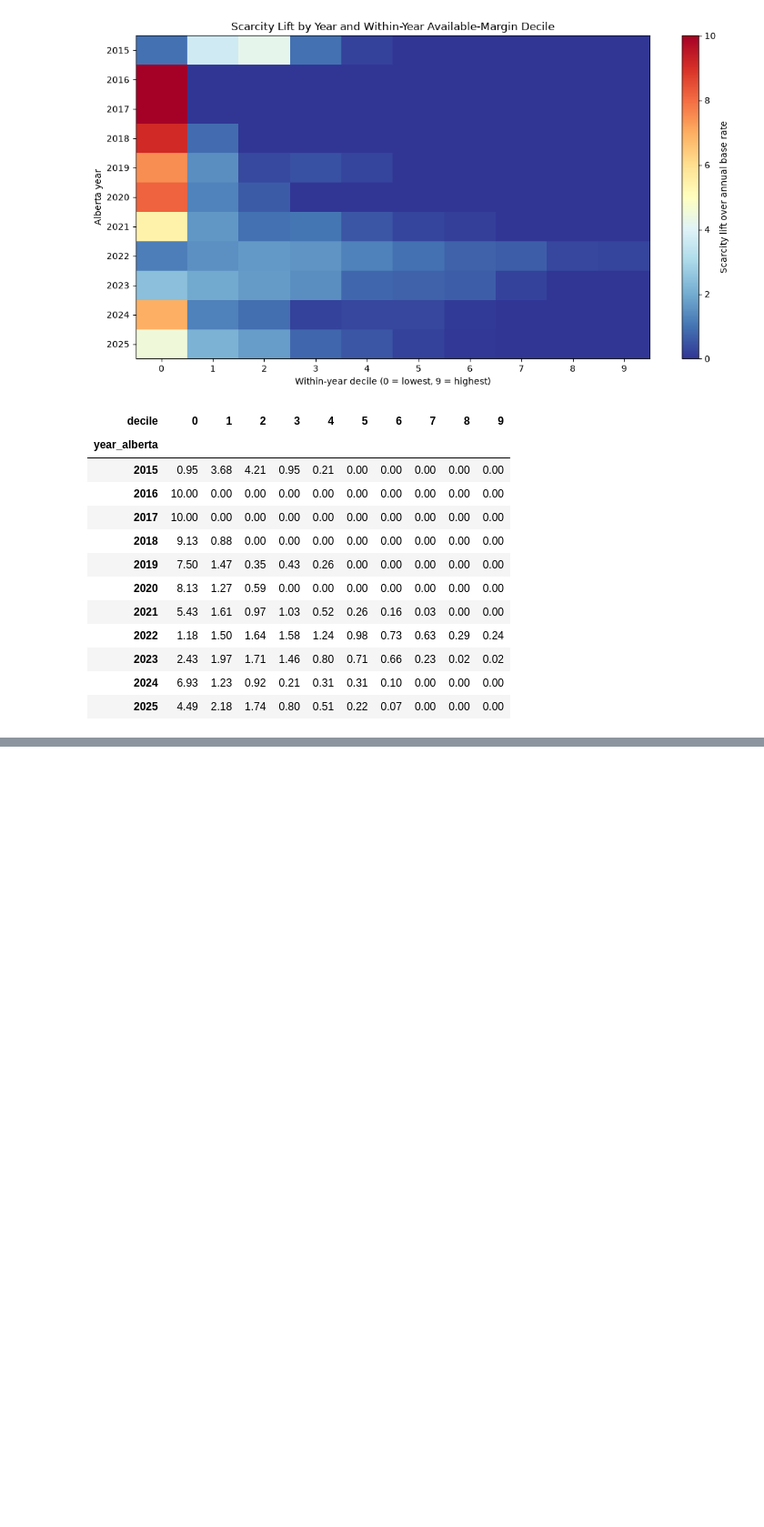
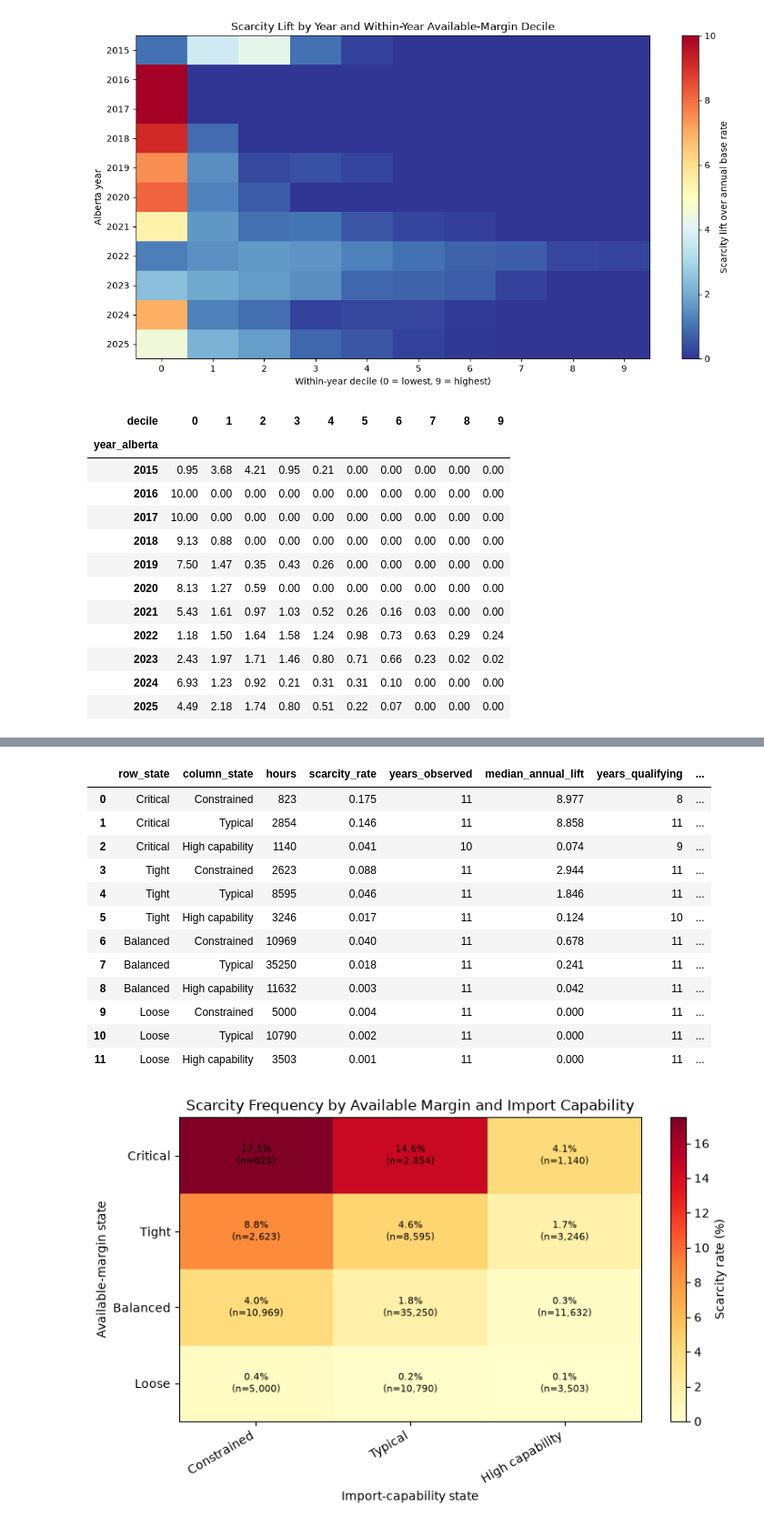
Before and after one commit to bhasein/alberta_power_markets_project, a Jupyter notebook: notebooks/02_Scarcity_Regimes.ipynb, the cells around one changed output, grey strips where cells are left out. Shown at 91% size. Saved outputs shown, nothing was run; the diff lists cells and outputs as text; code cells hidden in the pictures; blank space fills up the shorter version.

```diff
--- a/notebooks/02_Scarcity_Regimes.ipynb
+++ b/notebooks/02_Scarcity_Regimes.ipynb
@@ -1692,0 +2582,39 @@ display(available_margin_year_decile_values.round(2))
+# %%
+# ---------------------------------------------------------------------
+# Available margin and import-capability interaction
+# ---------------------------------------------------------------------
+
+margin_capability_summary = build_conditional_summary(
+    scarcity_features["margin_state"],
+    scarcity_features["capability_state"],
+    primary_event,
+)
+
+display(margin_capability_summary.round(3))
+
+plot_conditional_heatmap(
+    margin_capability_summary,
+    row_order=MARGIN_STATE_ORDER,
+    column_order=CAPABILITY_STATE_ORDER,
+    title=(
+        "Scarcity Frequency by Available Margin "
+        "and Import Capability"
+    ),
+    row_label="Available-margin state",
+    column_label="Import-capability state",
+)
+# %% [output]
+|  | row_state | column_state | hours | scarcity_rate | years_observed | median_annual_lift | years_qualifying | ... |
+| 0 | Critical | Constrained | 823 | 0.175 | 11 | 8.977 | 8 | ... |
+| 1 | Critical | Typical | 2854 | 0.146 | 11 | 8.858 | 11 | ... |
+| 2 | Critical | High capability | 1140 | 0.041 | 10 | 0.074 | 9 | ... |
+| 3 | Tight | Constrained | 2623 | 0.088 | 11 | 2.944 | 11 | ... |
+| 4 | Tight | Typical | 8595 | 0.046 | 11 | 1.846 | 11 | ... |
+| 5 | Tight | High capability | 3246 | 0.017 | 11 | 0.124 | 10 | ... |
+| 6 | Balanced | Constrained | 10969 | 0.040 | 11 | 0.678 | 11 | ... |
+| 7 | Balanced | Typical | 35250 | 0.018 | 11 | 0.241 | 11 | ... |
+| 8 | Balanced | High capability | 11632 | 0.003 | 11 | 0.042 | 11 | ... |
+| 9 | Loose | Constrained | 5000 | 0.004 | 11 | 0.000 | 11 | ... |
+| 10 | Loose | Typical | 10790 | 0.002 | 11 | 0.000 | 11 | ... |
+| 11 | Loose | High capability | 3503 | 0.001 | 11 | 0.000 | 11 | ... |
+[figure, added]
```
Also changed, not shown: parts of 49 cells of this notebook, 1 other file.
